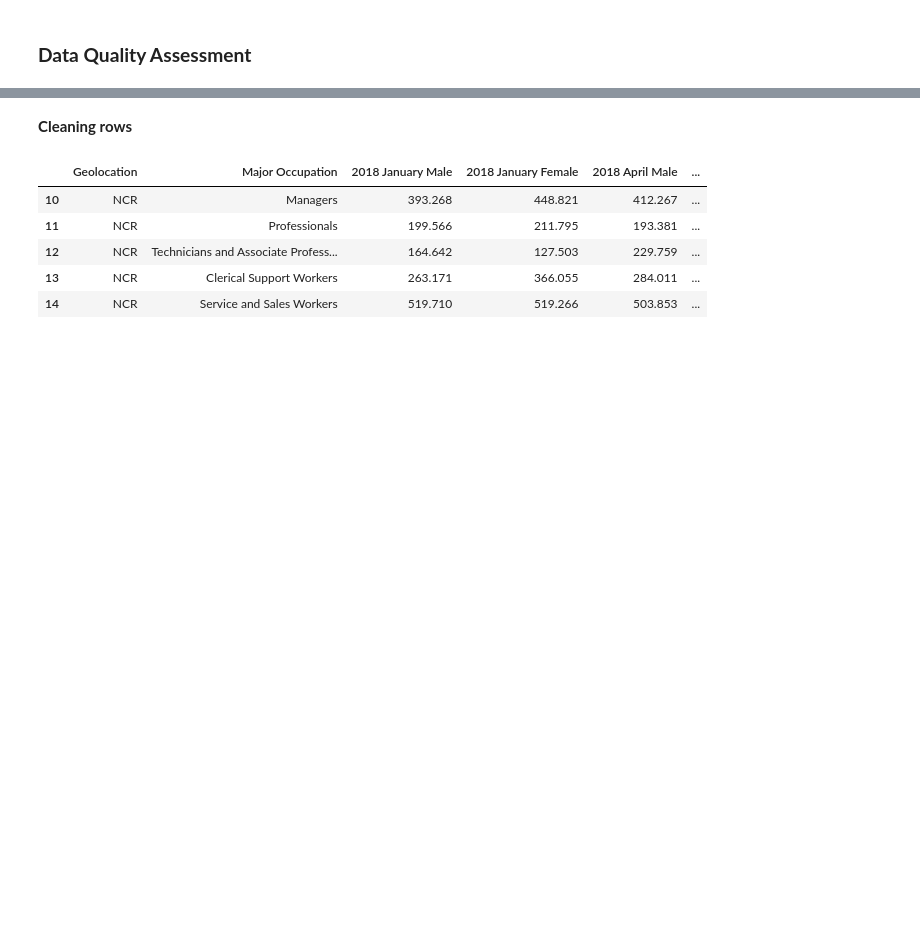
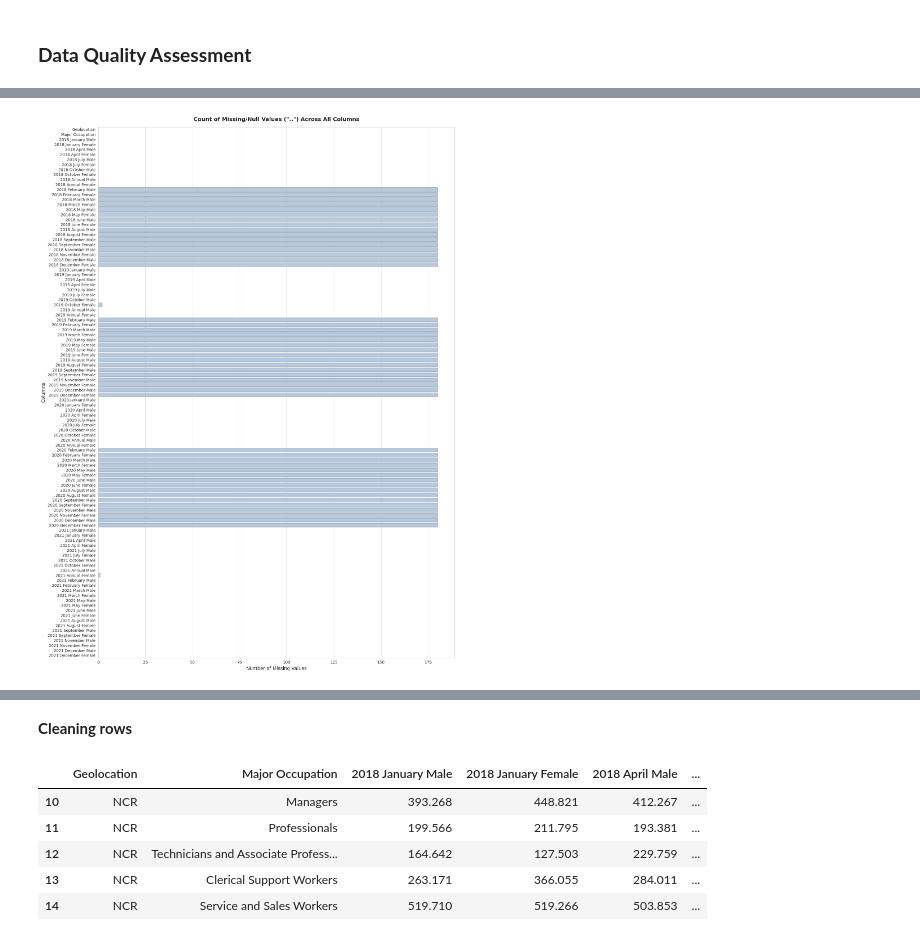
Before and after one commit to hotline8ling/Data-Mining-on-Employed-Persons-by-Major-Occupation-by-Region-by-Sex-in-the-Philippines, a Jupyter notebook: Test_Clean.ipynb, the cells around one changed output, grey strips where cells are left out. Cells and saved outputs as stored; diff of their text form; code cells hidden in the pictures; blank space fills up the shorter version.

```diff
--- a/Test_Clean.ipynb
+++ b/Test_Clean.ipynb
@@ -432,0 +432,17 @@ Column '2021 December Female' is of type: numerical
+# %%
+# Count occurrences of ".." per column
+dot_counts = (df == "..").sum()
+
+# Create a DataFrame with column info
+col_info = pd.DataFrame({
+    'Column Name': df.columns,
+    'Missing Value Count': dot_counts
+})
+
+# Display styled df
+try:
+    from IPython.display import display  # Explicit import for clarity
+    display(col_info.style.hide(axis='index'))  # Hide index in Jupyter
+except:
+    # Fallback for non-Jupyter environments
+    print(col_info.to_string(index=False))
@@ -432,0 +467,18 @@ Column '2021 December Female' is of type: numerical
+# %%
+# Set Seaborn style
+sns.set_style("whitegrid")
+sns.set_palette("pastel")
+
+# Create the figure
+plt.figure(figsize=(15, 20))  # Increased height for all 106 columns
+
+sns.barplot(x=dot_counts.values, y=dot_counts.index,
+            saturation=0.5, linewidth=0.3, edgecolor='black')  # Bar-specific styling
+
+plt.title('Count of Missing/Null Values ("..") Across All Columns', fontsize=14, pad=15, weight='bold')
+plt.xlabel('Number of Missing Values', fontsize=12)
+plt.ylabel('Columns', fontsize=12)
+plt.tight_layout()
+plt.show()
+# %% [output]
+[figure, added]
```
Also changed, not shown: parts of 75 cells of this notebook, 1 other file.
